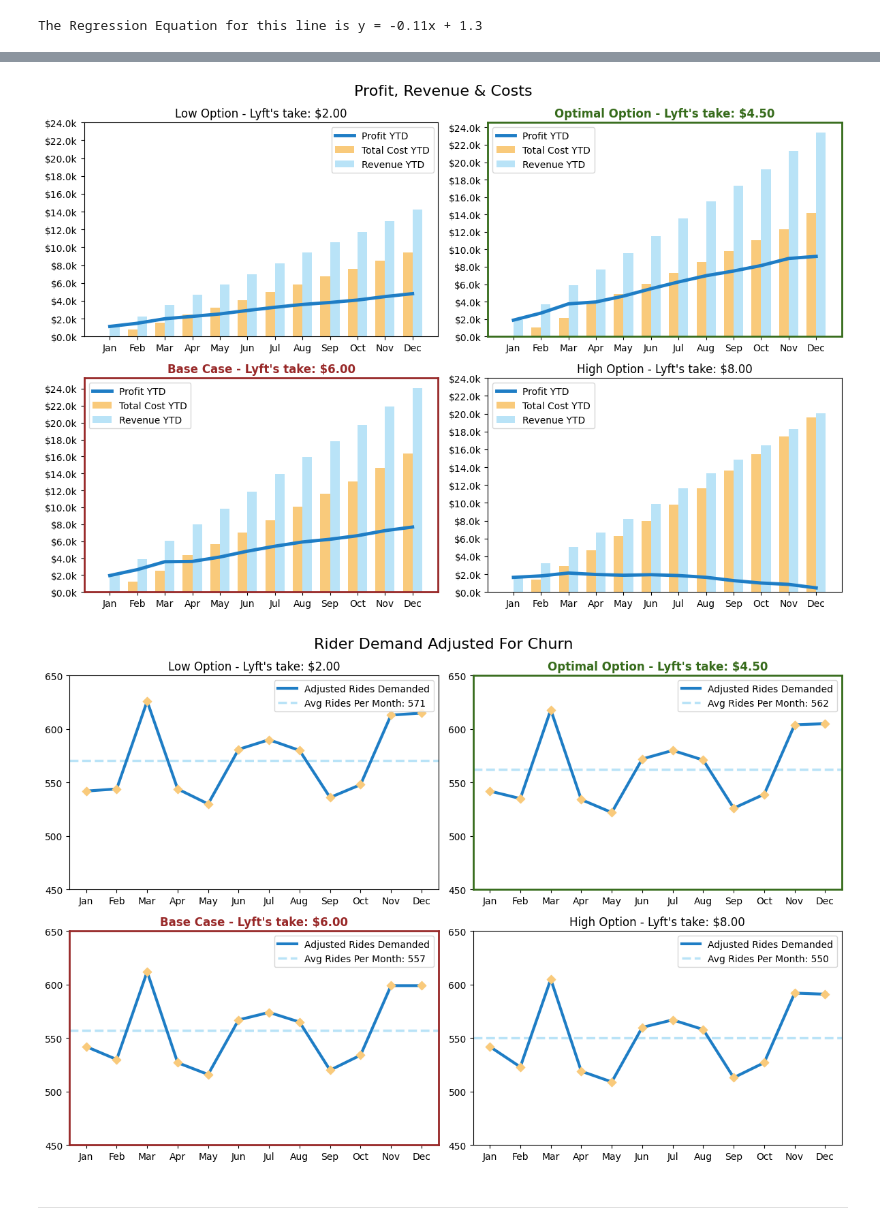
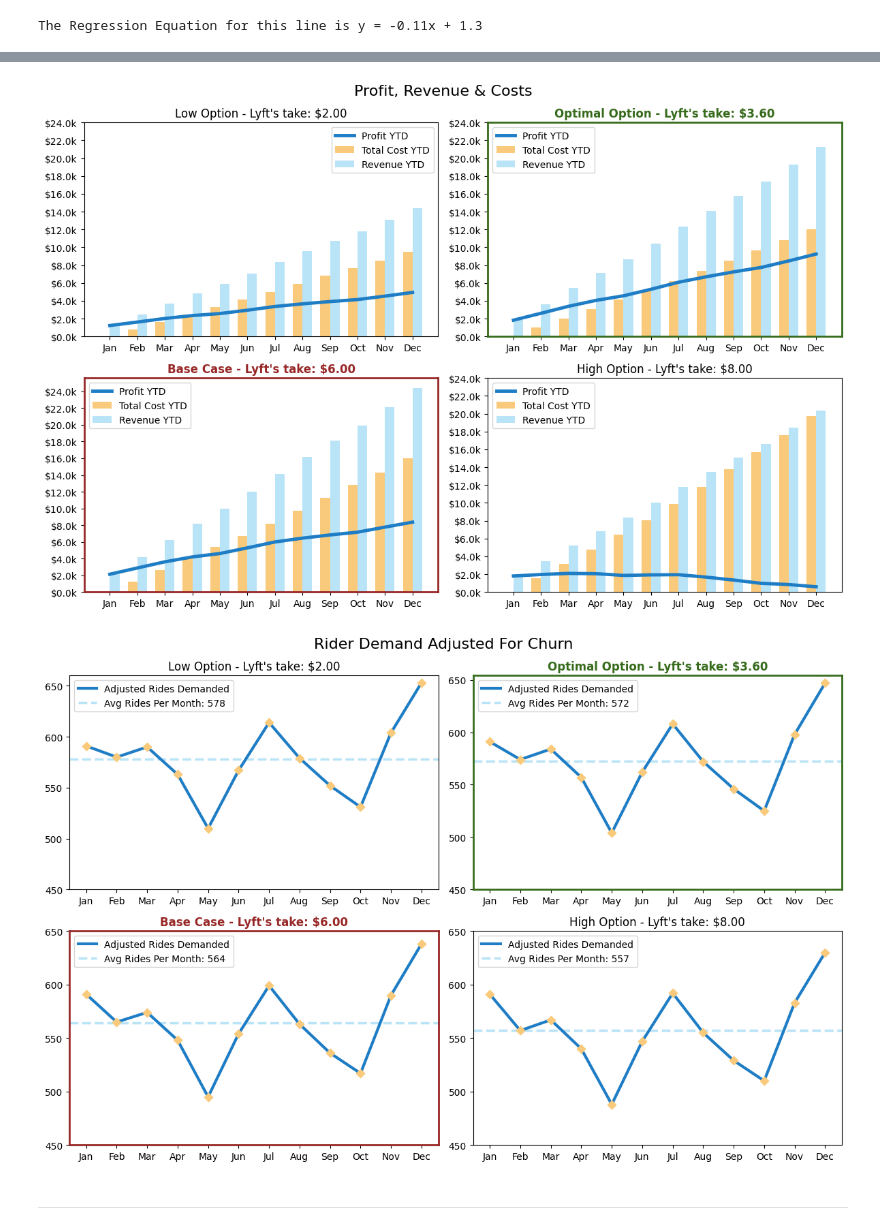
Before and after one commit to Marc-Torchio/Lyft_Pricing_Case, a Jupyter notebook: Case1.ipynb, the cells around one changed output, grey strips where cells are left out. Drawn from its saved outputs; the diff is of its cells as text; code cells hidden in the pictures.

Commit message:
Updated with Poisson

```diff
--- a/Case1.ipynb
+++ b/Case1.ipynb
@@ -129,10 +129,10 @@ def rides_demanded_df():
     months = ['PDec','Jan', 'Feb', 'Mar', 'Apr', 'May', 'Jun', 'Jul', 'Aug', 'Sep', 'Oct', 'Nov', 'Dec']
 
 
-    # Iteratring through all months to introduce seasonality factors and randomness into the forecasted rides demanded
-    std = 0.0175 * total_rides_per_month  # Assuming a population standard deviation of (1.75% * total_rides_per_month)  Rides
+    # Iteratring through all months to introduce seasonality factors and randomness into the forecasted rides demanded along a poisson distribution
+
     for month in months:
-        num_rides = round(np.random.normal(total_rides_per_month, scale=std))
+        num_rides = round(np.random.poisson(total_rides_per_month)) # lambda is assumed to be our predicted rides demanded per month
         if month in ['PDec','Mar', 'Dec','Nov']: # Incorpoating seasonality increase in avg travel of 8% for holidays months
             num_rides = num_rides * 1.08
         elif month in ['Jun', 'Jul', 'Aug']: # Incorpoating seasonality increase in avg travel of 5% for Summer months
@@ -195,7 +195,7 @@ def PM_churned_drivers(pm_monthly_drivers, lyft_take, churn_rate = .05):
 
 
 # Calculating driver aquistion cost as a function of YTD acquistion and a starting driver CAC = $400
-def adjusted_driver_CAC(row, driver_cac = 400):
+def adjusted_driver_CAC(row, driver_CAC = 400):
     if ((row['YTD_driver_churn'] * 3.5) + driver_CAC)> 600:
         return 600
     else:
@@ -369,10 +369,10 @@ def viz_options(base_df, match, take):
     temp_df['Profit_YTD'] = temp_df['Profit'].cumsum()
     return temp_df[['Month','Adjusted_rides_demanded','Net_Revenue_YTD','total_costs_YTD','Profit_YTD']]
 # %%
-opt_1 = viz_options(df, m_and_t[2], 2)
-opt_2 = viz_options(df,m_and_t[4.5],4.5)
-opt_3 = viz_options(df,m_and_t[6],6)
-opt_4 = viz_options(df,m_and_t[8],8)
+opt_1 = viz_options(df, take_and_match[2], 2)
+opt_2 = viz_options(df,take_and_match[3.6],3.6)
+opt_3 = viz_options(df,take_and_match[6],6)
+opt_4 = viz_options(df,take_and_match[8],8)
 # %%
 opt_2
 # %% [output]
@@ -435,7 +435,7 @@ axs[0, 1].spines['left'].set_linewidth(2)
 axs[0, 1].spines['right'].set_color('#366B1B')
 axs[0, 1].spines['right'].set_linewidth(2)
 
-axs[0, 1].set_title("Optimal Option - Lyft's take: $4.50",weight='bold', color='#366B1B')
+axs[0, 1].set_title("Optimal Option - Lyft's take: $3.60",weight='bold', color='#366B1B')
 axs[0, 1].set_xticks(months)
 axs[0, 1].set_xticklabels(opt_2['Month'])
 axs[0, 1].set_yticks([i for i in range(0,26000,2000)])
@@ -500,7 +500,7 @@ plt.tight_layout()
 plt.savefig('Profit.png', transparent=True)
 plt.show()
 # %% [output]
-[figure, old version]
+[figure, new version]
 # %%
 fig, axs = plt.subplots(2, 2, figsize=(12, 8))
 months = np.arange(len(opt_1['Month']))  # Assuming Month is in a format that can be turned into a range
@@ -546,7 +546,7 @@ axs[0, 1].spines['left'].set_linewidth(2)
 axs[0, 1].spines['right'].set_color('#366B1B')
 axs[0, 1].spines['right'].set_linewidth(2)
 
-axs[0, 1].set_title("Optimal Option - Lyft's take: $4.50",weight='bold', color='#366B1B')
+axs[0, 1].set_title("Optimal Option - Lyft's take: $3.60",weight='bold', color='#366B1B')
 axs[0, 1].set_xticks(months)
 axs[0, 1].set_xticklabels(opt_2['Month'])
 axs[0, 1].set_yticks([i for i in range(450,700,50)])
@@ -581,33 +581,33 @@ axs[1, 0].set_yticks([i for i in range(450,700,50)])
 axs[1, 0].legend()
 
 
 # Option 4 Plot
 
 
 
 # Plotting a line chart for Profit YTD with green color and thicker line
 axs[1, 1].plot(months, opt_4['Adjusted_rides_demanded'], color='#1e7dc5',linewidth = 3,zorder=2, label='Adjusted Rides Demanded')
 axs[1, 1].scatter(months, opt_4['Adjusted_rides_demanded'],color='#f9ca7b',zorder=2,marker='D',s=40)
 
 opt4_avg = opt_4['Adjusted_rides_demanded'].mean()
 axs[1, 1].axhline(y=opt4_avg, color='#b9e3f7', linestyle='--',linewidth = 2.5, label= f'Avg Rides Per Month: {round(opt4_avg)}',zorder=1)
 
 # Adding some customizations
 axs[1, 1].set_title("High Option - Lyft's take: $8.00")
 axs[1, 1].set_xticks(months)
 axs[1, 1].set_xticklabels(opt_4['Month'])
 axs[1, 1].set_yticks([i for i in range(450,700,50)])
 axs[1, 1].legend()
 
 # Adjust layout
 
 fig.suptitle('Rider Demand Adjusted For Churn', fontsize=16)
 plt.subplots_adjust(top=1)
 plt.tight_layout()
 # Display the plot
 plt.savefig('Demand_Churn.png', transparent=True)
 plt.show()
 # %% [output]
-[figure, old version]
+[figure, new version]
 # %% [markdown]
 ***
```
Also changed, not shown: parts of 3 cells of this notebook, 5 other files.
